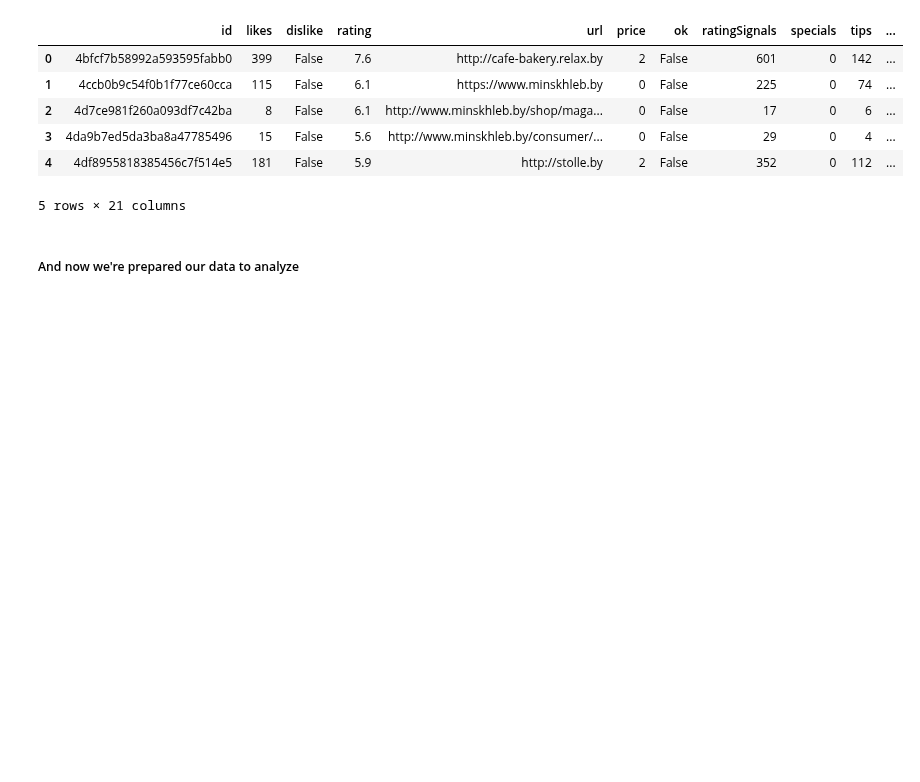
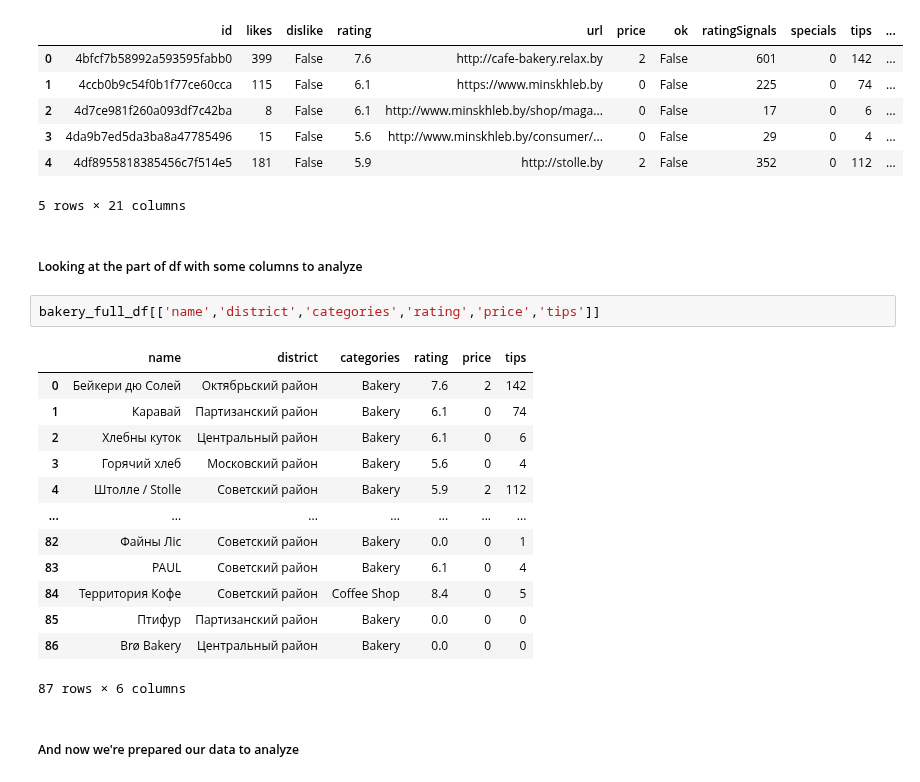
Before and after one commit to Vaires/Capstone-Project, a Jupyter notebook: Review of Minsk bakeries.ipynb, the cells around one changed output. Drawn from its saved outputs; the diff is of its cells as text; blank space fills up the shorter version.

```diff
--- a/Review of Minsk bakeries.ipynb
+++ b/Review of Minsk bakeries.ipynb
@@ -277,6 +277,24 @@ bakery_full_df.head()
 | 3 | 4da9b7ed5da3ba8a47785496 | 15 | False | 5.6 | http://www.minskhleb.by/consumer/... | 0 | False | 29 | 0 | 4 | ... |
 | 4 | 4df8955818385456c7f514e5 | 181 | False | 5.9 | http://stolle.by | 2 | False | 352 | 0 | 112 | ... |
 5 rows × 21 columns
+# %% [markdown]
+##### Looking at the part of df with some columns to analyze
+# %%
+bakery_full_df[['name','district','categories','rating','price','tips']]
+# %% [output]
+|  | name | district | categories | rating | price | tips |
+| 0 | Бейкери дю Солей | Октябрьский район | Bakery | 7.6 | 2 | 142 |
+| 1 | Каравай | Партизанский район | Bakery | 6.1 | 0 | 74 |
+| 2 | Хлебны куток | Центральный район | Bakery | 6.1 | 0 | 6 |
+| 3 | Горячий хлеб | Московский район | Bakery | 5.6 | 0 | 4 |
+| 4 | Штолле / Stolle | Советский район | Bakery | 5.9 | 2 | 112 |
+| ... | ... | ... | ... | ... | ... | ... |
+| 82 | Файны Ліс | Советский район | Bakery | 0.0 | 0 | 1 |
+| 83 | PAUL | Советский район | Bakery | 6.1 | 0 | 4 |
+| 84 | Территория Кофе | Советский район | Coffee Shop | 8.4 | 0 | 5 |
+| 85 | Птифур | Партизанский район | Bakery | 0.0 | 0 | 0 |
+| 86 | Brø Bakery | Центральный район | Bakery | 0.0 | 0 | 0 |
+87 rows × 6 columns
 # %% [markdown]
 ##### And now we're prepared our data to analyze
 # %% [markdown]
```
Also changed, not shown: parts of 1 cell of this notebook.
